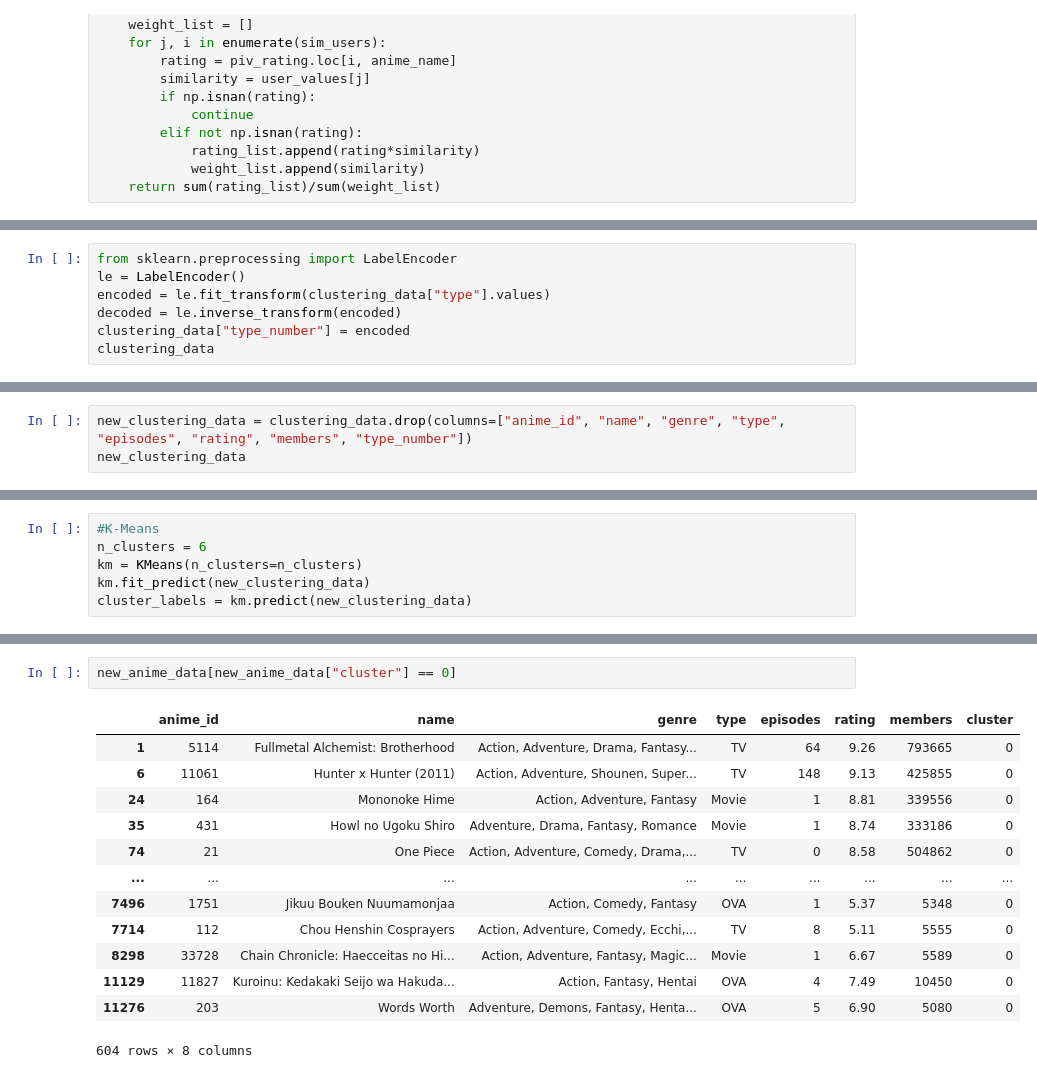
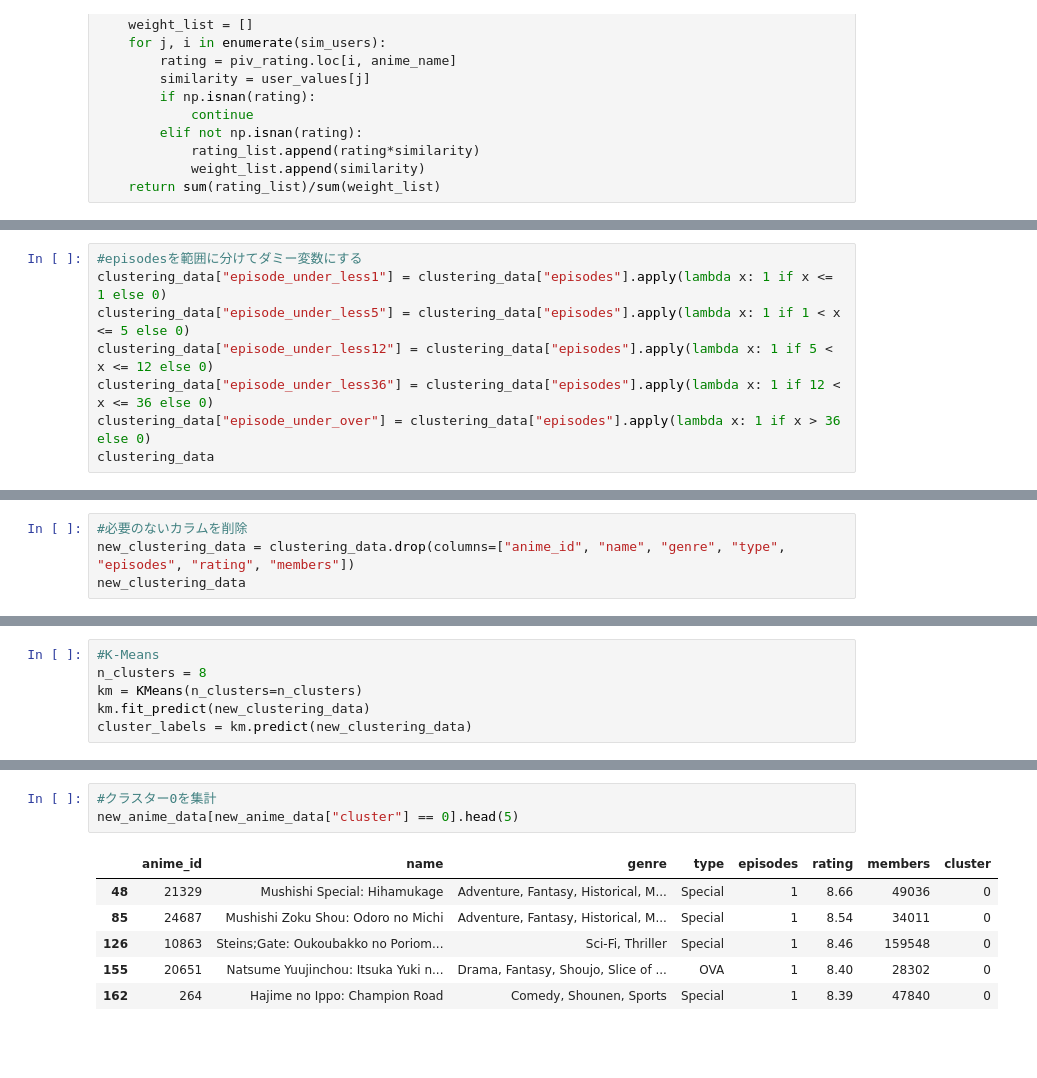
Before and after one commit to Rinten-0123/anime-recommend-system, a Jupyter notebook: Anime-recommend-system.ipynb, the cells around one changed output, grey strips where cells are left out. Saved outputs shown, nothing was run; the diff lists cells and outputs as text; blank space fills up the shorter version.

```diff
--- a/Anime-recommend-system.ipynb
+++ b/Anime-recommend-system.ipynb
@@ -368,8 +408 @@ clustering_data = pd.concat([new_anime_data, one_hot_encoding], axis=1)
 clustering_data["episodes"] = pd.to_numeric(clustering_data["episodes"], errors="coerce")
-# %%
-from sklearn.preprocessing import LabelEncoder
-le = LabelEncoder()
-encoded = le.fit_transform(clustering_data["type"].values)
-decoded = le.inverse_transform(encoded)
-clustering_data["type_number"] = encoded
-clustering_data
@@ -389,0 +422,8 @@ clustering_data
+# %%
+#episodesを範囲に分けてダミー変数にする
+clustering_data["episode_under_less1"] = clustering_data["episodes"].apply(lambda x: 1 if x <= 1 else 0)
+clustering_data["episode_under_less5"] = clustering_data["episodes"].apply(lambda x: 1 if 1 < x <= 5 else 0)
+clustering_data["episode_under_less12"] = clustering_data["episodes"].apply(lambda x: 1 if 5 < x <= 12 else 0)
+clustering_data["episode_under_less36"] = clustering_data["episodes"].apply(lambda x: 1 if 12 < x <= 36 else 0)
+clustering_data["episode_under_over"] = clustering_data["episodes"].apply(lambda x: 1 if x > 36 else 0)
+clustering_data
@@ -390,5 +444,6 @@ clustering_data
 # %%
-new_clustering_data = clustering_data.drop(columns=["anime_id", "name", "genre", "type", "episodes", "rating", "members", "type_number"])
+#必要のないカラムを削除
+new_clustering_data = clustering_data.drop(columns=["anime_id", "name", "genre", "type", "episodes", "rating", "members"])
 new_clustering_data
 # %% [output]
 |  | Action | Adventure | Cars | Comedy | Dementia | Demons | Drama | Ecchi | Fantasy | Game | ... | ... |
@@ -451,6 +506,6 @@ plt.show()
 # %%
 #K-Means
-n_clusters = 6
+n_clusters = 8
 km = KMeans(n_clusters=n_clusters)
 km.fit_predict(new_clustering_data)
 cluster_labels = km.predict(new_clustering_data)
@@ -470,18 +525,12 @@ new_anime_data.head()
 | 4 | 9969 | Gintama&#039; | Action, Comedy, Historical, Parod... | TV | 51 | 9.16 | 151266 | 5 |
 # %%
-new_anime_data[new_anime_data["cluster"] == 0]
+#クラスター0を集計
+new_anime_data[new_anime_data["cluster"] == 0].head(5)
 # %% [output]
 |  | anime_id | name | genre | type | episodes | rating | members | cluster |
-| 1 | 5114 | Fullmetal Alchemist: Brotherhood | Action, Adventure, Drama, Fantasy... | TV | 64 | 9.26 | 793665 | 0 |
-| 6 | 11061 | Hunter x Hunter (2011) | Action, Adventure, Shounen, Super... | TV | 148 | 9.13 | 425855 | 0 |
-| 24 | 164 | Mononoke Hime | Action, Adventure, Fantasy | Movie | 1 | 8.81 | 339556 | 0 |
-| 35 | 431 | Howl no Ugoku Shiro | Adventure, Drama, Fantasy, Romance | Movie | 1 | 8.74 | 333186 | 0 |
-| 74 | 21 | One Piece | Action, Adventure, Comedy, Drama,... | TV | 0 | 8.58 | 504862 | 0 |
-| ... | ... | ... | ... | ... | ... | ... | ... | ... |
-| 7496 | 1751 | Jikuu Bouken Nuumamonjaa | Action, Comedy, Fantasy | OVA | 1 | 5.37 | 5348 | 0 |
-| 7714 | 112 | Chou Henshin Cosprayers | Action, Adventure, Comedy, Ecchi,... | TV | 8 | 5.11 | 5555 | 0 |
-| 8298 | 33728 | Chain Chronicle: Haecceitas no Hi... | Action, Adventure, Fantasy, Magic... | Movie | 1 | 6.67 | 5589 | 0 |
-| 11129 | 11827 | Kuroinu: Kedakaki Seijo wa Hakuda... | Action, Fantasy, Hentai | OVA | 4 | 7.49 | 10450 | 0 |
-| 11276 | 203 | Words Worth | Adventure, Demons, Fantasy, Henta... | OVA | 5 | 6.90 | 5080 | 0 |
+| 48 | 21329 | Mushishi Special: Hihamukage | Adventure, Fantasy, Historical, M... | Special | 1 | 8.66 | 49036 | 0 |
+| 85 | 24687 | Mushishi Zoku Shou: Odoro no Michi | Adventure, Fantasy, Historical, M... | Special | 1 | 8.54 | 34011 | 0 |
+| 126 | 10863 | Steins;Gate: Oukoubakko no Poriom... | Sci-Fi, Thriller | Special | 1 | 8.46 | 159548 | 0 |
+| 155 | 20651 | Natsume Yuujinchou: Itsuka Yuki n... | Drama, Fantasy, Shoujo, Slice of ... | OVA | 1 | 8.40 | 28302 | 0 |
+| 162 | 264 | Hajime no Ippo: Champion Road | Comedy, Shounen, Sports | Special | 1 | 8.39 | 47840 | 0 |
-604 rows × 8 columns
 # %%
```
Also changed, not shown: parts of 32 cells of this notebook.
